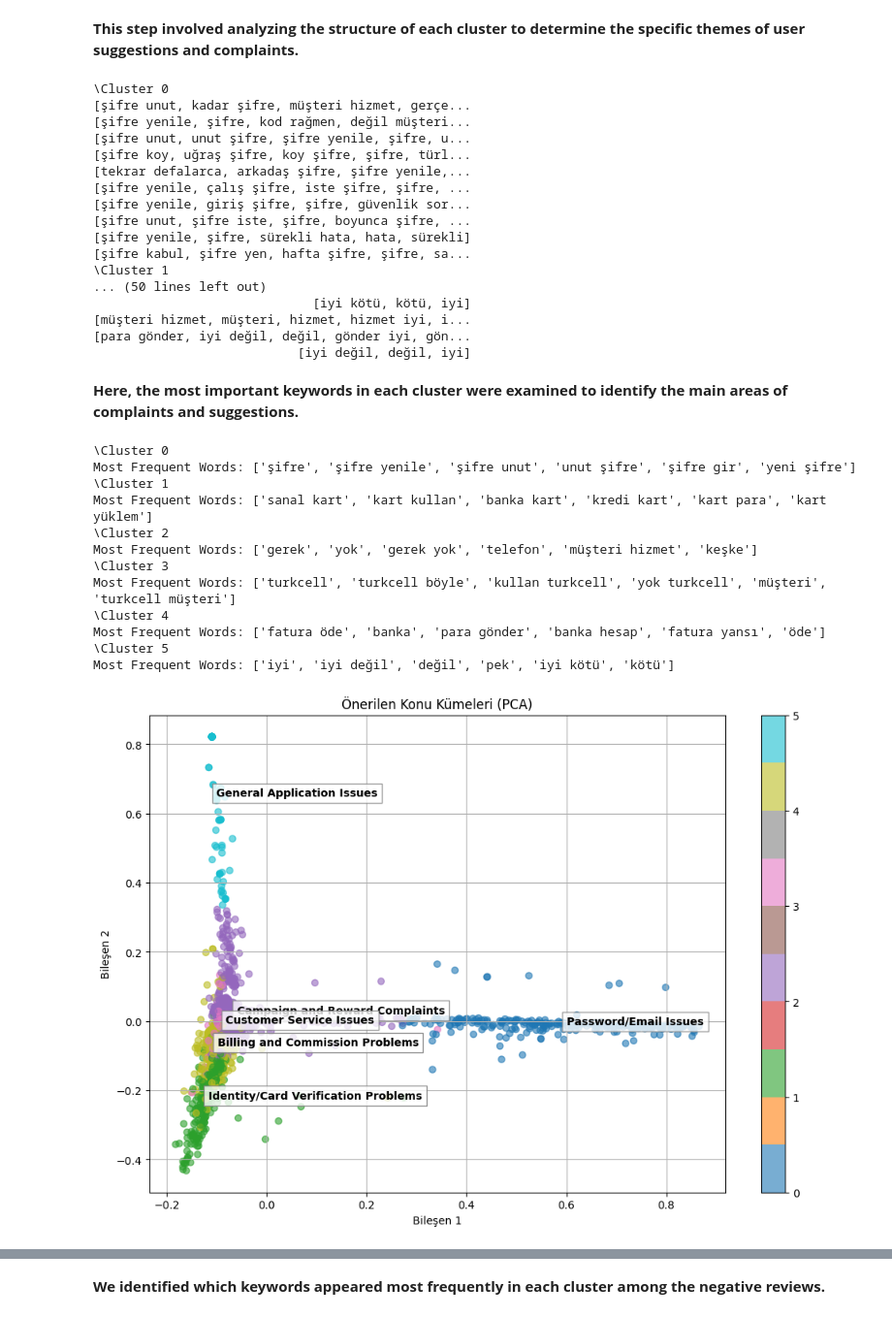
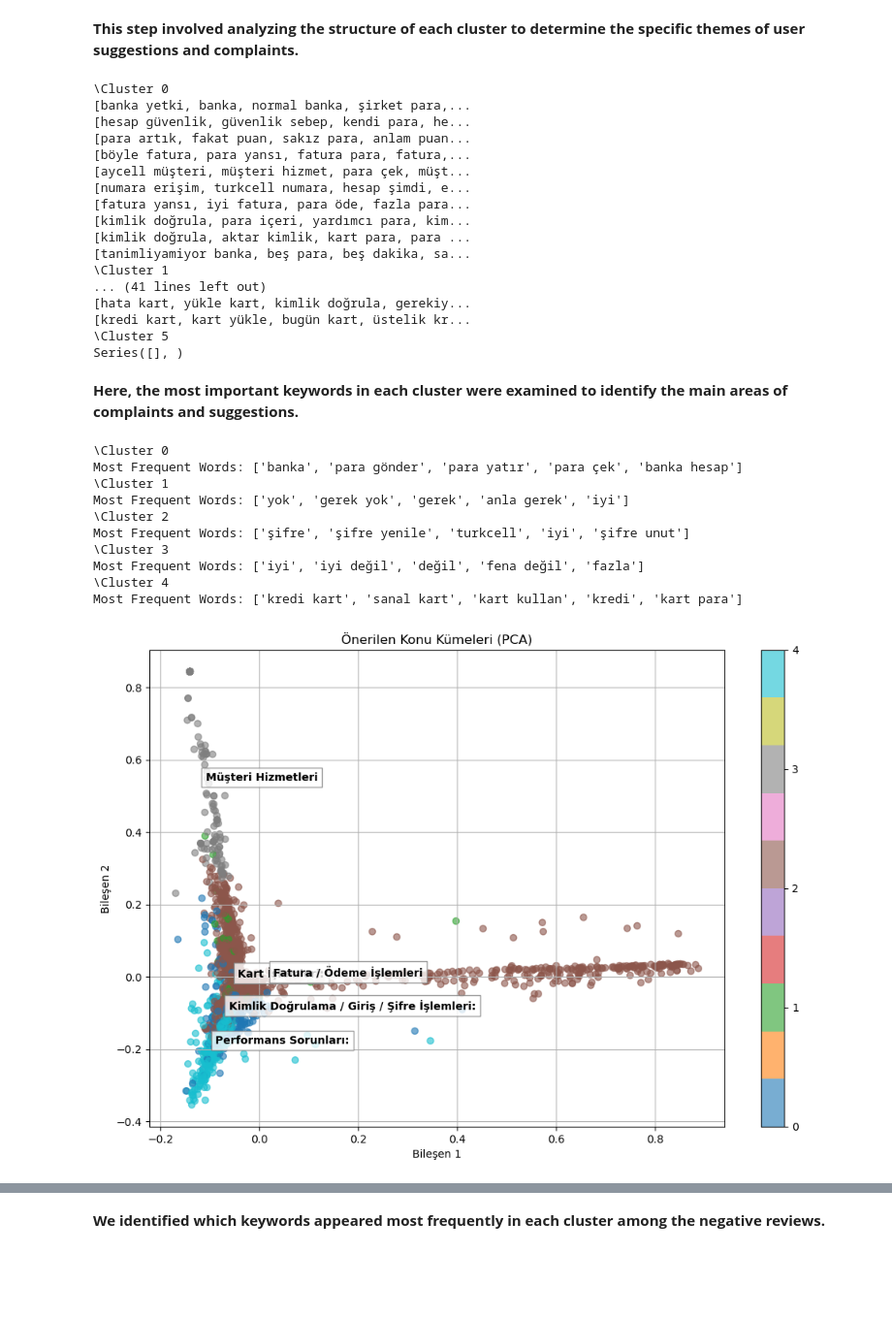
Before and after one commit to enisba/paycell-review-analysis, a Jupyter notebook: Notebooks/03_modeling.ipynb, the cells around one changed output, grey strips where cells are left out. Shown: that part at 97% size. Drawn from its saved outputs; the diff is of its cells as text; code cells hidden in the pictures; blank space fills up the shorter version.

```diff
--- a/Notebooks/03_modeling.ipynb
+++ b/Notebooks/03_modeling.ipynb
@@ -320,7 +335,7 @@ plt.show()
 # %%
 from sklearn.cluster import KMeans
 
-kmeans = KMeans(n_clusters=6, random_state=42)
+kmeans = KMeans(n_clusters=5, random_state=42)
 df["cluster"] = kmeans.fit_predict(X)
 # %% [markdown]
 __This step involved analyzing the structure of each cluster to determine the specific themes of user suggestions and complaints.__
@@ -330,29 +345,29 @@ for i in range(6):
     print(df[df["cluster"] == i]["onerilen_konular"].head(10).to_string(index=False))
 # %% [output]
 \Cluster 0
-[şifre unut, kadar şifre, müşteri hizmet, gerçe...
-[şifre yenile, şifre, kod rağmen, değil müşteri...
-[şifre unut, unut şifre, şifre yenile, şifre, u...
-[şifre koy, uğraş şifre, koy şifre, şifre, türl...
-[tekrar defalarca, arkadaş şifre, şifre yenile,...
-[şifre yenile, çalış şifre, iste şifre, şifre, ...
-[şifre yenile, giriş şifre, şifre, güvenlik sor...
-[şifre unut, şifre iste, şifre, boyunca şifre, ...
-[şifre yenile, şifre, sürekli hata, hata, sürekli]
-[şifre kabul, şifre yen, hafta şifre, şifre, sa...
+[banka yetki, banka, normal banka, şirket para,...
+[hesap güvenlik, güvenlik sebep, kendi para, he...
+[para artık, fakat puan, sakız para, anlam puan...
+[böyle fatura, para yansı, fatura para, fatura,...
+[aycell müşteri, müşteri hizmet, para çek, müşt...
+[numara erişim, turkcell numara, hesap şimdi, e...
+[fatura yansı, iyi fatura, para öde, fazla para...
+[kimlik doğrula, para içeri, yardımcı para, kim...
+[kimlik doğrula, aktar kimlik, kart para, para ...
+[tanimliyamiyor banka, beş para, beş dakika, sa...
 \Cluster 1
-... (50 lines left out)
-                             [iyi kötü, kötü, iyi]
-[müşteri hizmet, müşteri, hizmet, hizmet iyi, i...
-[para gönder, iyi değil, değil, gönder iyi, gön...
-                           [iyi değil, değil, iyi]
+... (41 lines left out)
+[hata kart, yükle kart, kimlik doğrula, gerekiy...
+[kredi kart, kart yükle, bugün kart, üstelik kr...
+\Cluster 5
+Series([], )
 # %% [markdown]
 __Here, the most important keywords in each cluster were examined to identify the main areas of complaints and suggestions.__
 # %%
 from collections import Counter
 import ast
 
-for i in range(6):
+for i in range(5):
     print(f"\Cluster {i}")
     kelimeler = []
 
@@ -365,56 +380,53 @@ for i in range(6):
         if isinstance(val, list):
             kelimeler.extend(val)
 
-    en_sik = Counter(kelimeler).most_common(6)
+    en_sik = Counter(kelimeler).most_common(5)
     print("Most Frequent Words:", [x[0] for x in en_sik])
 # %% [output]
 \Cluster 0
-Most Frequent Words: ['şifre', 'şifre yenile', 'şifre unut', 'unut şifre', 'şifre gir', 'yeni şifre']
+Most Frequent Words: ['banka', 'para gönder', 'para yatır', 'para çek', 'banka hesap']
 \Cluster 1
-Most Frequent Words: ['sanal kart', 'kart kullan', 'banka kart', 'kredi kart', 'kart para', 'kart yüklem']
+Most Frequent Words: ['yok', 'gerek yok', 'gerek', 'anla gerek', 'iyi']
 \Cluster 2
-Most Frequent Words: ['gerek', 'yok', 'gerek yok', 'telefon', 'müşteri hizmet', 'keşke']
+Most Frequent Words: ['şifre', 'şifre yenile', 'turkcell', 'iyi', 'şifre unut']
 \Cluster 3
-Most Frequent Words: ['turkcell', 'turkcell böyle', 'kullan turkcell', 'yok turkcell', 'müşteri', 'turkcell müşteri']
+Most Frequent Words: ['iyi', 'iyi değil', 'değil', 'fena değil', 'fazla']
 \Cluster 4
-Most Frequent Words: ['fatura öde', 'banka', 'para gönder', 'banka hesap', 'fatura yansı', 'öde']
-\Cluster 5
-Most Frequent Words: ['iyi', 'iyi değil', 'değil', 'pek', 'iyi kötü', 'kötü']
+Most Frequent Words: ['kredi kart', 'sanal kart', 'kart kullan', 'kredi', 'kart para']
 # %%
 from sklearn.decomposition import PCA
 
 cluster_labels = {
-        0: "Password/Email Issues",
-        1: "Identity/Card Verification Problems",
-        2: "Campaign and Reward Complaints",
-        3: "Customer Service Issues",
-        4: "Billing and Commission Problems",
-        5: "General Application Issues"
+        0: "Kimlik Doğrulama / Giriş / Şifre İşlemleri:",
+        1: "Kart İşlemleri:",
+        2: "Fatura / Ödeme İşlemleri",
+        3: "Müşteri Hizmetleri",
+        4: "Performans Sorunları:"
 }
 
 df["cluster_label"] = df["cluster"].map(cluster_labels)
 pca = PCA(n_components=2)
 X_2d = pca.fit_transform(X.toarray())
 
 plt.figure(figsize=(12, 8))
 scatter = plt.scatter(X_2d[:, 0], X_2d[:, 1], c=df["cluster"], cmap="tab10", alpha=0.6)
 
 
 for cluster_id in sorted(df["cluster"].unique()):
     indices = df["cluster"] == cluster_id
     x_mean = X_2d[indices, 0].mean()
     y_mean = X_2d[indices, 1].mean()
     plt.text(x_mean, y_mean, cluster_labels[cluster_id], fontsize=10, weight='bold',
              bbox=dict(facecolor='white', alpha=0.8, edgecolor='gray'))
 
 plt.title("Önerilen Konu Kümeleri (PCA)")
 plt.xlabel("Bileşen 1")
 plt.ylabel("Bileşen 2")
 plt.colorbar(scatter, ticks=range(len(cluster_labels)))
 plt.grid(True)
 plt.show()
 # %% [output]
-[figure, old version]
+[figure, new version]
 # %%
 import matplotlib.pyplot as plt
 
```
Also changed, not shown: parts of 19 cells of this notebook, 1 other file.
